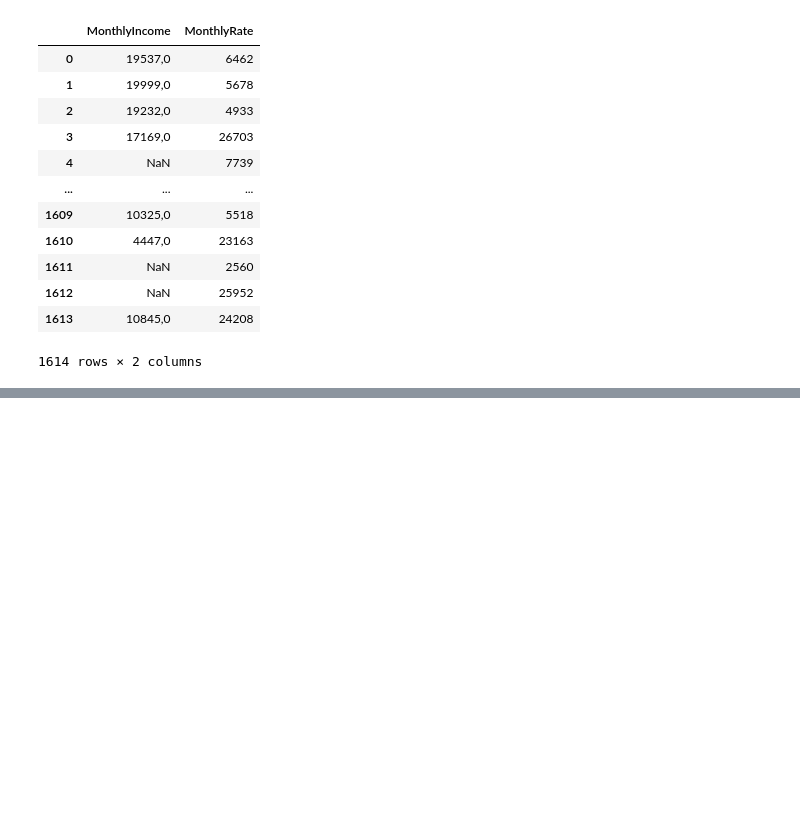
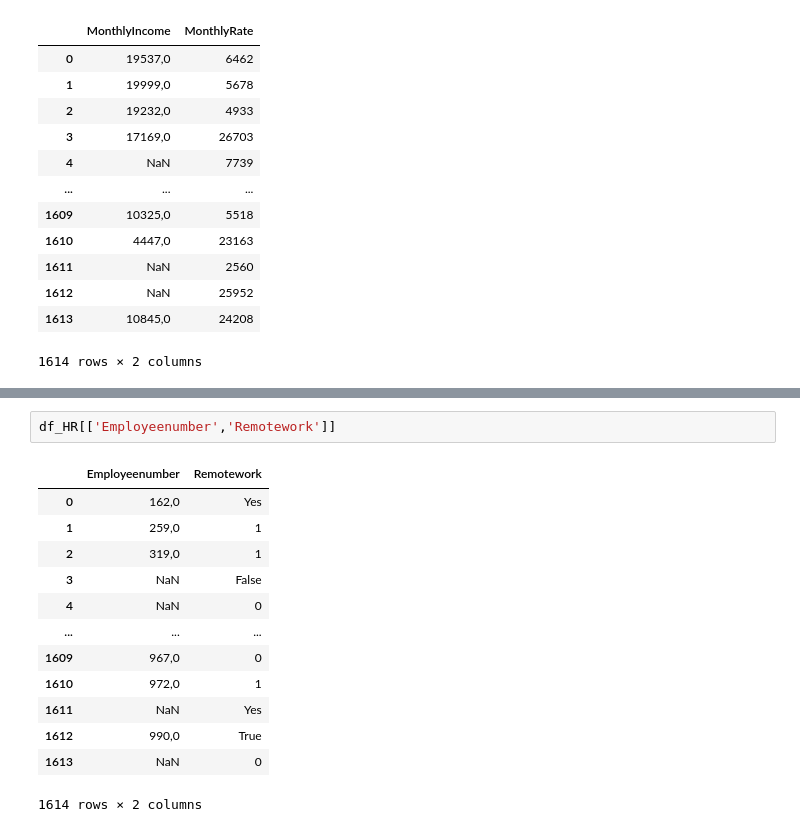
Before and after one commit to TaniaGraff/project-da-promo-angela-modulo-3-team-3, a Jupyter notebook: EDA_Tania.ipynb, the cells around one changed output, grey strips where cells are left out. Saved outputs shown, nothing was run; the diff lists cells and outputs as text; blank space fills up the shorter version.

```diff
--- a/EDA_Tania.ipynb
+++ b/EDA_Tania.ipynb
@@ -308,0 +363,16 @@ df_HR[['MonthlyIncome','MonthlyRate']]
+# %%
+df_HR[['Employeenumber','Remotework']]
+# %% [output]
+|  | Employeenumber | Remotework |
+| 0 | 162,0 | Yes |
+| 1 | 259,0 | 1 |
+| 2 | 319,0 | 1 |
+| 3 | NaN | False |
+| 4 | NaN | 0 |
+| ... | ... | ... |
+| 1609 | 967,0 | 0 |
+| 1610 | 972,0 | 1 |
+| 1611 | NaN | Yes |
+| 1612 | 990,0 | True |
+| 1613 | NaN | 0 |
+1614 rows × 2 columns
```
Also changed, not shown: parts of 6 cells of this notebook.
